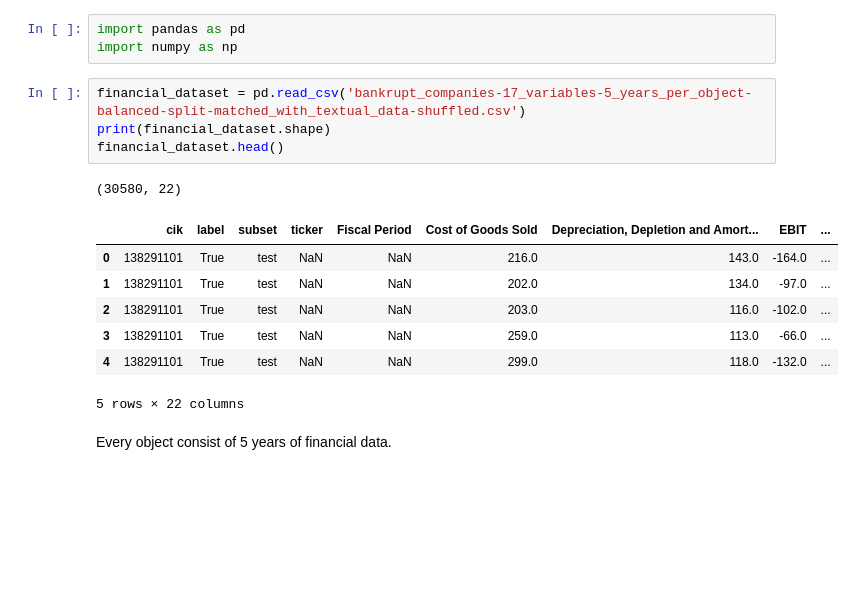
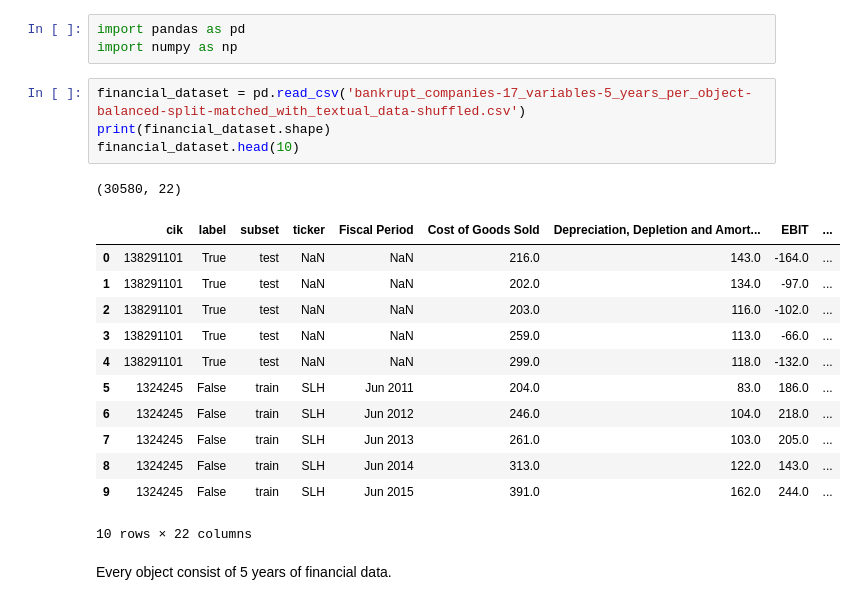
Before and after one commit to grepoz/bankruptcy-prophet, a Jupyter notebook: dataset/dataset-overview.ipynb, the cells around one changed output. Drawn from its saved outputs; the diff is of its cells as text; blank space fills up the shorter version.

```diff
--- a/dataset/dataset-overview.ipynb
+++ b/dataset/dataset-overview.ipynb
@@ -26,16 +26,21 @@ import numpy as np
 # %%
 financial_dataset = pd.read_csv('bankrupt_companies-17_variables-5_years_per_object-balanced-split-matched_with_textual_data-shuffled.csv')
 print(financial_dataset.shape)
-financial_dataset.head()
+financial_dataset.head(10)
 # %% [output]
 (30580, 22)
 |  | cik | label | subset | ticker | Fiscal Period | Cost of Goods Sold | Depreciation, Depletion and Amort... | EBIT | ... |
 | 0 | 138291101 | True | test | NaN | NaN | 216.0 | 143.0 | -164.0 | ... |
 | 1 | 138291101 | True | test | NaN | NaN | 202.0 | 134.0 | -97.0 | ... |
 | 2 | 138291101 | True | test | NaN | NaN | 203.0 | 116.0 | -102.0 | ... |
 | 3 | 138291101 | True | test | NaN | NaN | 259.0 | 113.0 | -66.0 | ... |
 | 4 | 138291101 | True | test | NaN | NaN | 299.0 | 118.0 | -132.0 | ... |
+| 5 | 1324245 | False | train | SLH | Jun 2011 | 204.0 | 83.0 | 186.0 | ... |
+| 6 | 1324245 | False | train | SLH | Jun 2012 | 246.0 | 104.0 | 218.0 | ... |
+| 7 | 1324245 | False | train | SLH | Jun 2013 | 261.0 | 103.0 | 205.0 | ... |
+| 8 | 1324245 | False | train | SLH | Jun 2014 | 313.0 | 122.0 | 143.0 | ... |
+| 9 | 1324245 | False | train | SLH | Jun 2015 | 391.0 | 162.0 | 244.0 | ... |
-5 rows × 22 columns
+10 rows × 22 columns
 # %% [markdown]
 Every object consist of 5 years of financial data.
 # %% [markdown]
```
Also changed, not shown: parts of 11 cells of this notebook.
